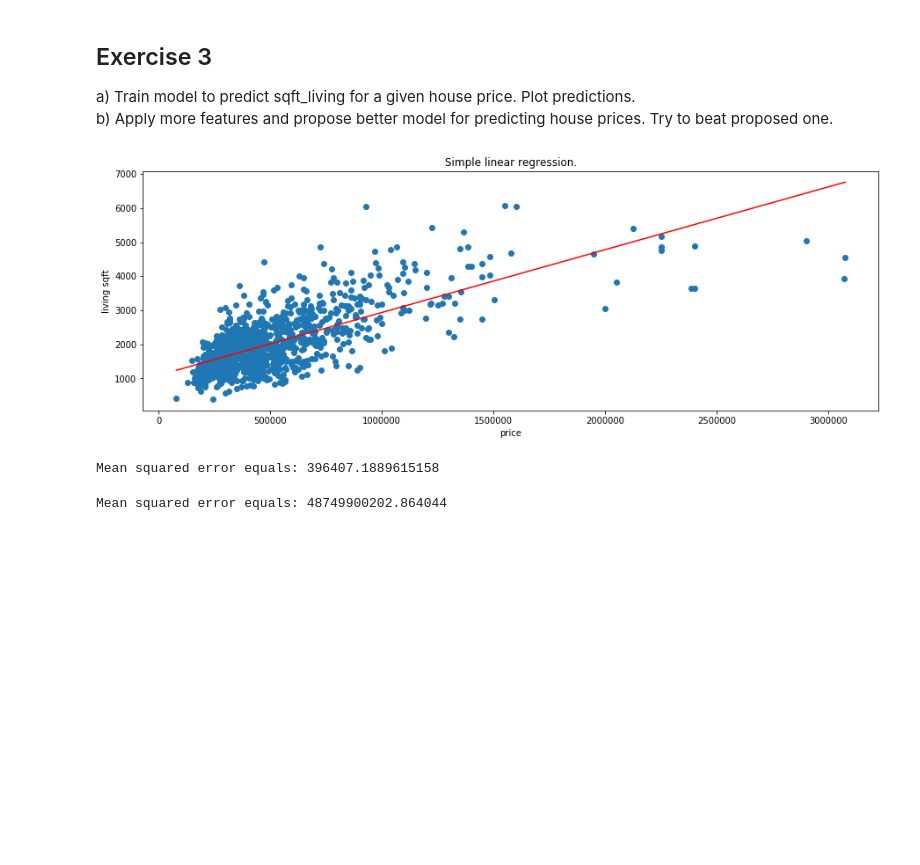
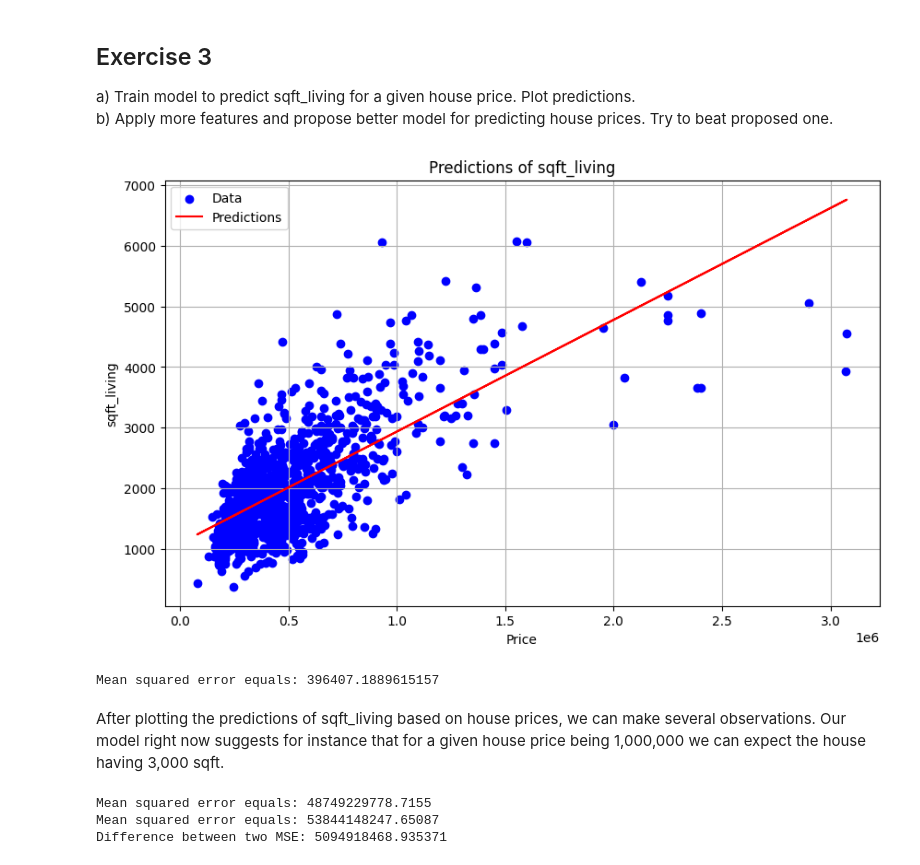
Before and after one commit to Falanger-debug/Data-Analyticts, a Jupyter notebook: Regression - primer/Lizak_Lukasz_Primary_2/Assignment_2_without_code (1).ipynb, the cells around one changed output. Cells and saved outputs as stored; diff of their text form; code cells hidden in the pictures; blank space fills up the shorter version.

```diff
--- a/Regression - primer/Lizak_Lukasz_Primary_2/Assignment_2_without_code (1).ipynb
+++ b/Regression - primer/Lizak_Lukasz_Primary_2/Assignment_2_without_code (1).ipynb
@@ -137,34 +202,72 @@ for order in range(1,9):
 ## Exercise 3
 a) Train model to predict sqft_living for a given house price. Plot predictions.
 b) Apply more features and propose better model for predicting house prices. Try to beat proposed one.
-# %%
-#a)
-
-X = house_df.price.values.reshape(-1,1)[:1000]
-y = house_df.sqft_living.values.reshape(-1)[:1000]
-
-#Your code:
-# %% [output]
-[figure, removed]
-Mean squared error equals: 396407.1889615158
+# %%
+#a)
+
+X = house_df.price.values.reshape(-1,1)[:1000]
+y = house_df.sqft_living.values.reshape(-1)[:1000]
+
+model = LinearRegression()
+model.fit(X, y)
+
+y_pred = model.predict(X)
+
+plt.figure(figsize=(10,6))
+plt.scatter(X, y, color='blue', label='Data')
+plt.plot(X, y_pred, color='red', label='Predictions')
+plt.title('Predictions of sqft_living')
+plt.xlabel('Price')
+plt.ylabel('sqft_living')
+plt.legend()
+plt.grid(True)
+plt.show()
+
+print(f"Mean squared error equals: {mean_squared_error(y, y_pred)}")
+# %% [output]
+[figure, added]
+Mean squared error equals: 396407.1889615157
+# %% [markdown]
+After plotting the predictions of sqft_living based on house prices, we can make several observations. Our model right now suggests for instance that for a given house price being 1,000,000 we can expect the house having 3,000 sqft.
 # %%
-#b) Let's propose model, which uses living sqft, lot sqft, grade, view and all of their interactions up to third degree
+from sklearn.model_selection import train_test_split
+from sklearn.linear_model import LinearRegression
+from sklearn.preprocessing import PolynomialFeatures
+from sklearn.metrics import mean_squared_error
 
-X = house_df[['sqft_living', 'sqft_lot', 'grade', 'view']].values.reshape(-1,4)
+# Model 1
+X = house_df[['sqft_living', 'sqft_lot', 'grade', 'view']].values.reshape(-1, 4)
 y = house_df.price.values.reshape(-1)
 
-poly = PolynomialFeatures(3, include_bias = False)
+poly = PolynomialFeatures(3, include_bias=False)
 X = poly.fit_transform(X)
 
 X_train, X_test, y_train, y_test = train_test_split(X, y, test_size=0.5, random_state=43)
 
 model = LinearRegression()
-_= model.fit(X_train, y_train)
+model.fit(X_train, y_train)
 
 y_pred = model.predict(X_test)
-print("Mean squared error equals: {0}".format(mean_squared_error(y_pred, y_test)))
+MSE_first = mean_squared_error(y_test, y_pred)
+print(f"Mean squared error equals: {MSE_first}")
 
+# Model 2
+X_new = house_df[['bedrooms', 'bathrooms', 'sqft_living', 'floors', 'yr_built', 'yr_renovated', 'waterfront'
+]].values.reshape(-1, 7)
 
-#Your model:
+poly = PolynomialFeatures(3, include_bias=False)
+X_new = poly.fit_transform(X_new)
+
+X_train, X_test, y_train, y_test = train_test_split(X_new, y, test_size=0.5, random_state=43)
+
+model = LinearRegression()
+model.fit(X_train, y_train)
+
+y_pred = model.predict(X_test)
+MSE_second = mean_squared_error(y_test, y_pred)
+print(f"Mean squared error equals: {MSE_second}")
+print(f"Difference between two MSE: {abs(MSE_second - MSE_first)}")
 # %% [output]
-Mean squared error equals: 48749900202.864044
+Mean squared error equals: 48749229778.7155
+Mean squared error equals: 53844148247.65087
+Difference between two MSE: 5094918468.935371
```
Also changed, not shown: parts of 9 cells of this notebook, 1 other file.
